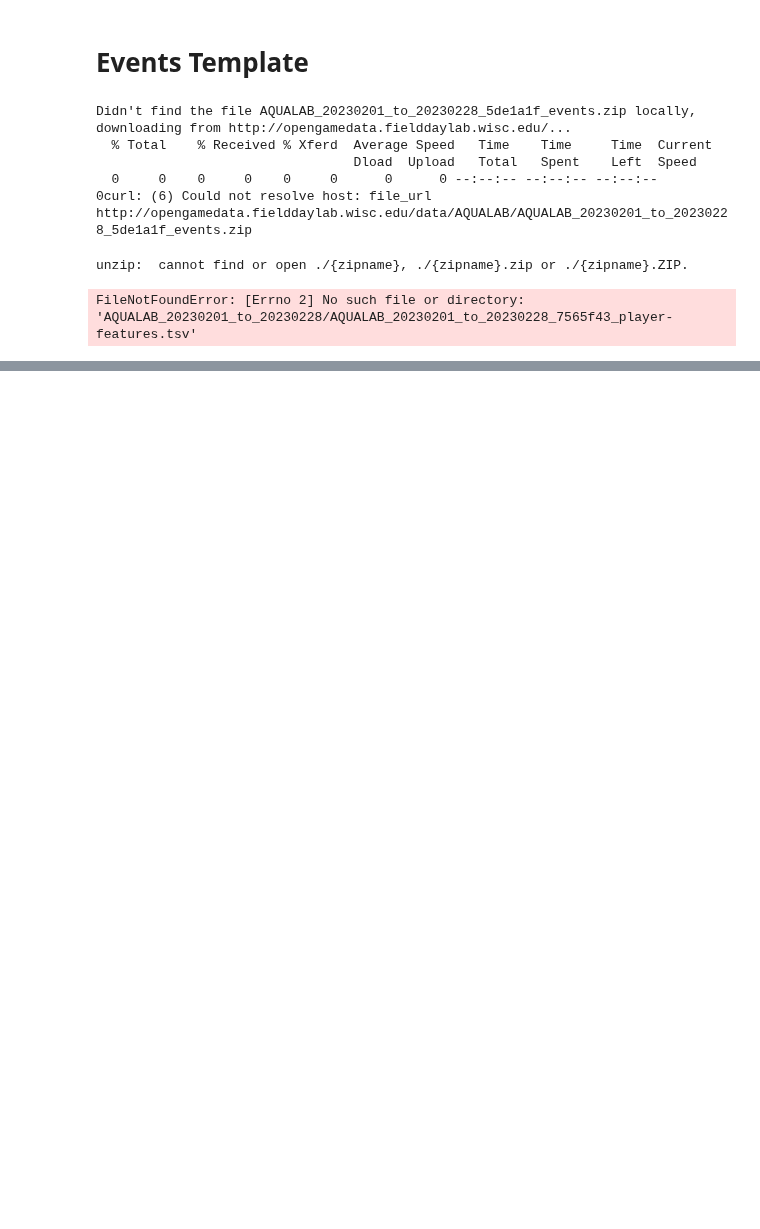
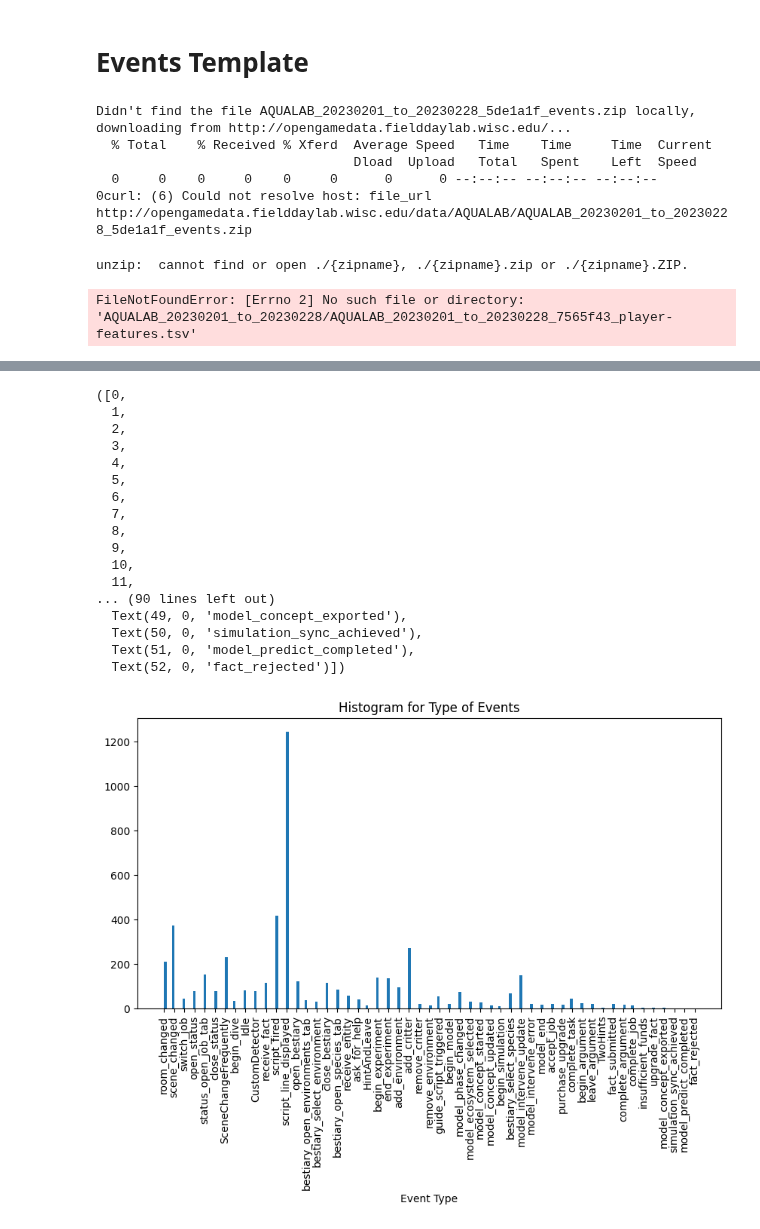
Before and after one commit to opengamedata/opengamedata-samples, a Jupyter notebook: AQUALAB/templates/Aqualab_template_events.ipynb, the cells around one changed output, grey strips where cells are left out. Cells and saved outputs as stored; diff of their text form; code cells hidden in the pictures; blank space fills up the shorter version.

```diff
--- a/AQUALAB/templates/Aqualab_template_events.ipynb
+++ b/AQUALAB/templates/Aqualab_template_events.ipynb
@@ -42,0 +46,3 @@ FileNotFoundError: [Errno 2] No such file or directory: 'AQUALAB_20230201_to_202
+# %%
+raw_df = pd.read_csv('AQUALAB_20230201_to_20230228_5de1a1f.csv')
+raw_df
@@ -42,0 +74,26 @@ FileNotFoundError: [Errno 2] No such file or directory: 'AQUALAB_20230201_to_202
+# %%
+#jobs completed
+f, ax = plt.subplots(figsize=(10, 5))
+ax.hist(raw_df['event_name'], bins=200)
+ax.set_xlabel("Event Type")
+ax.set_title("Histogram for Type of Events")
+plt.xticks(rotation = 90) # Rotates X-Axis Ticks by 90-degrees
+# %% [output]
+([0,
+  1,
+  2,
+  3,
+  4,
+  5,
+  6,
+  7,
+  8,
+  9,
+  10,
+  11,
+... (90 lines left out)
+  Text(49, 0, 'model_concept_exported'),
+  Text(50, 0, 'simulation_sync_achieved'),
+  Text(51, 0, 'model_predict_completed'),
+  Text(52, 0, 'fact_rejected')])
+[figure, added]
```
Also changed, not shown: parts of 5 cells of this notebook.
